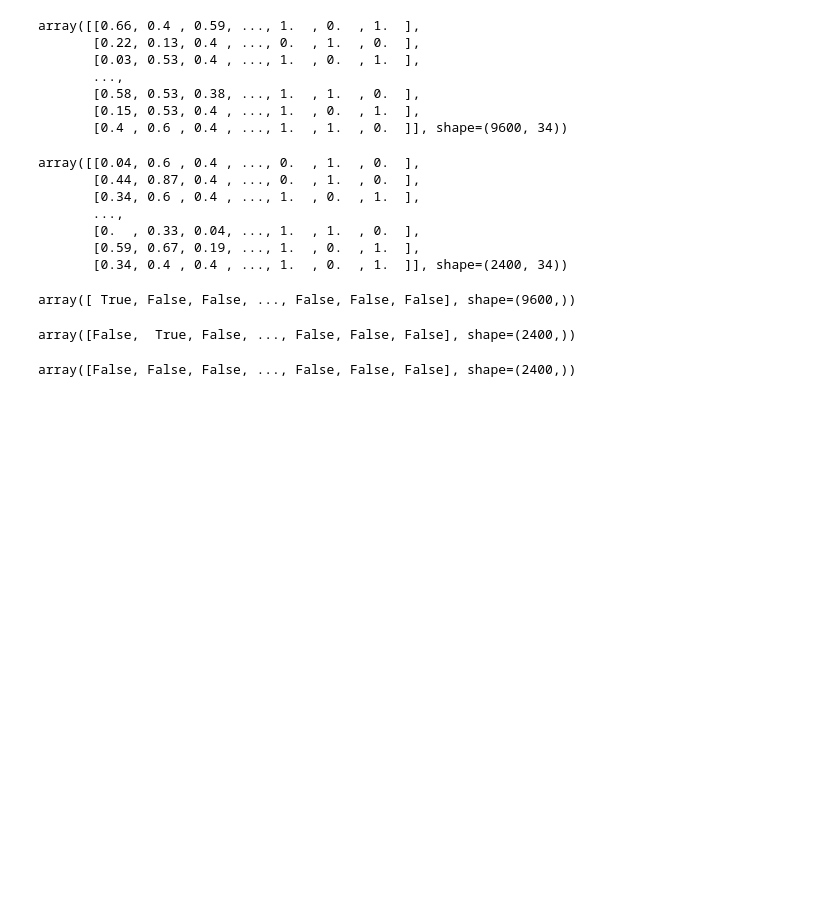
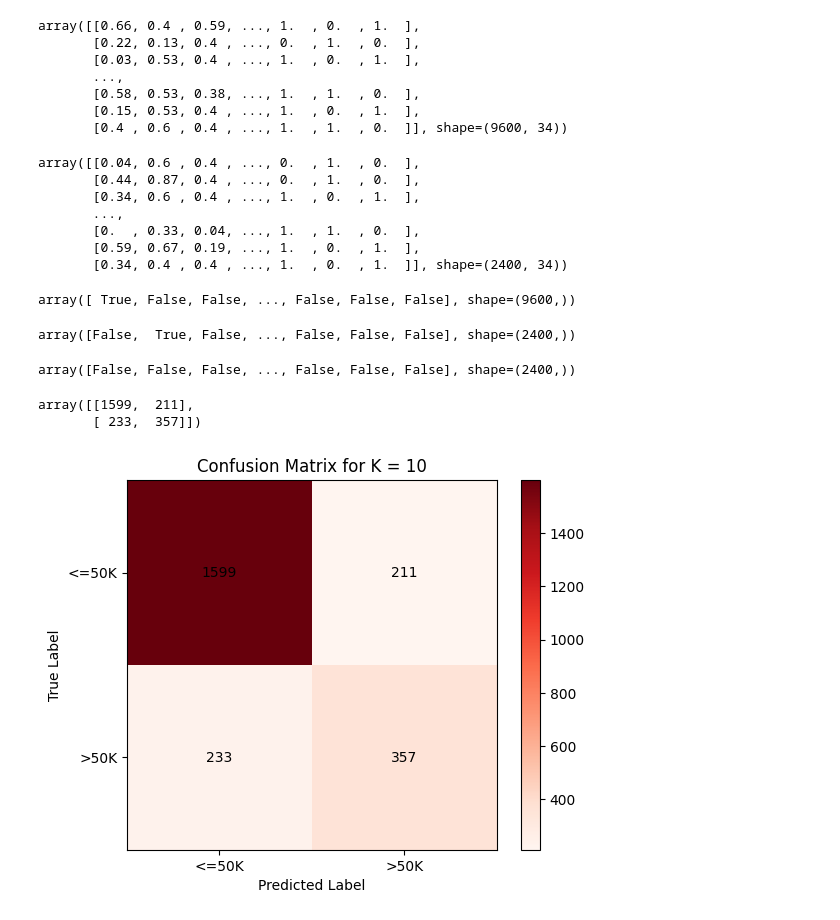
Before and after one commit to joneshshrestha/machine-learning-python, a Jupyter notebook: Document Classification/document-classification.ipynb, the cells around one changed output. Saved outputs shown, nothing was run; the diff lists cells and outputs as text; code cells hidden in the pictures; blank space fills up the shorter version.

```diff
--- a/Document Classification/document-classification.ipynb
+++ b/Document Classification/document-classification.ipynb
@@ -646,3 +646,34 @@ knn_prediction = knn_classifier.predict(X_test_norm)
 knn_prediction
 # %% [output]
 array([False, False, False, ..., False, False, False], shape=(2400,))
+# %%
+# generate confusion matrix
+from sklearn.metrics import confusion_matrix, ConfusionMatrixDisplay
+
+knn_confusion_matrix = confusion_matrix(y_test, knn_prediction)
+knn_confusion_matrix
+# %% [output]
+array([[1599,  211],
+       [ 233,  357]])
+# %%
+# using matplotlib to plot the confusion matrix
+plt.imshow(knn_confusion_matrix, cmap='Reds')
+plt.title('Confusion Matrix for K = 10')
+
+classes = ['<=50K', '>50K']
+
+tick_marks = np.arange(len(classes))
+plt.xticks(tick_marks, classes)
+plt.yticks(tick_marks, classes)
+plt.colorbar()
+
+plt.xlabel('Predicted Label')
+plt.ylabel('True Label')
+
+for i in range(knn_confusion_matrix.shape[0]):
+    for j in range(knn_confusion_matrix.shape[1]):
+        plt.text(j, i, knn_confusion_matrix[i, j], ha="center", va="center", color="black")
+
+plt.show()
+# %% [output]
+[figure, added]
```
Also changed, not shown: parts of 24 cells of this notebook.
